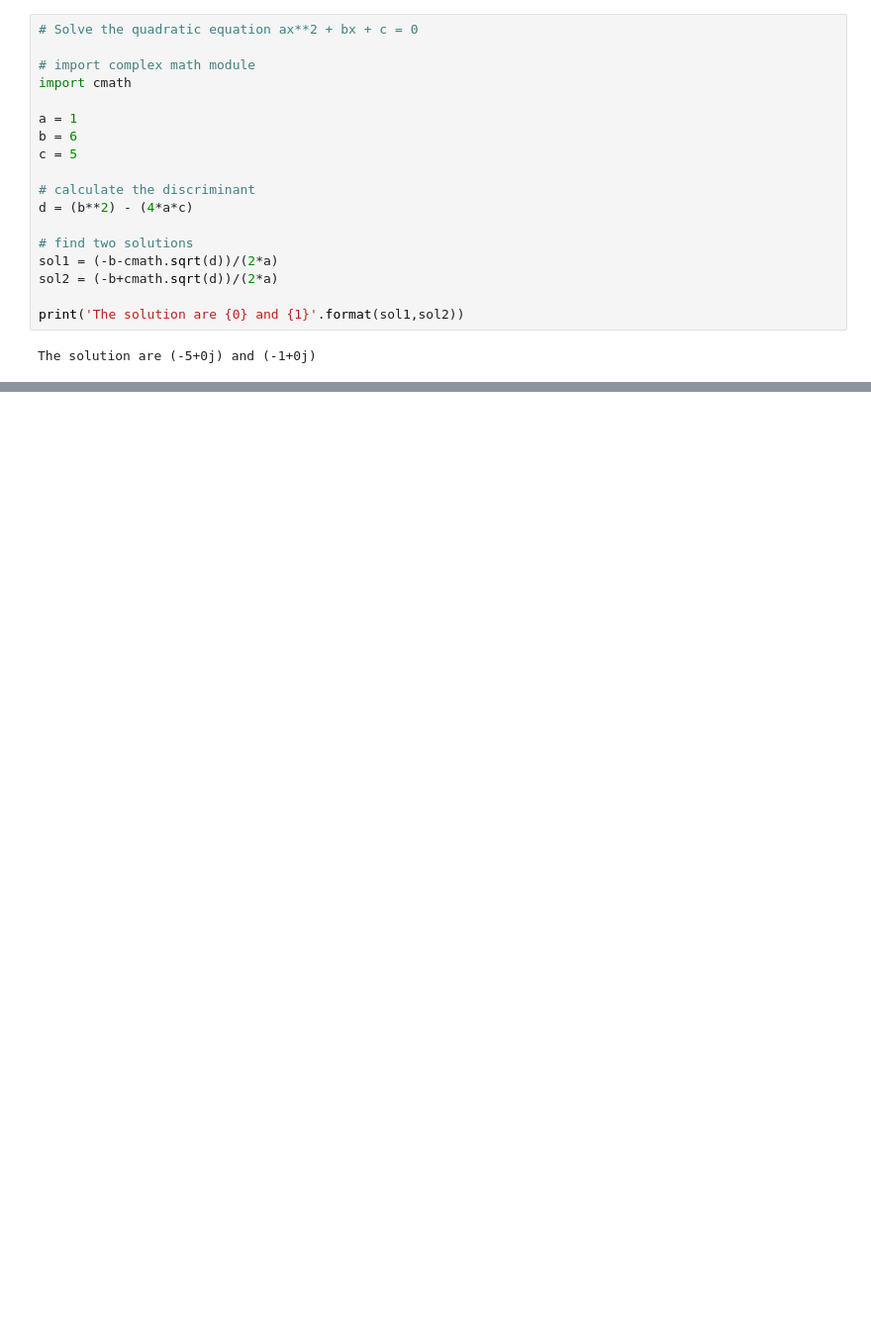
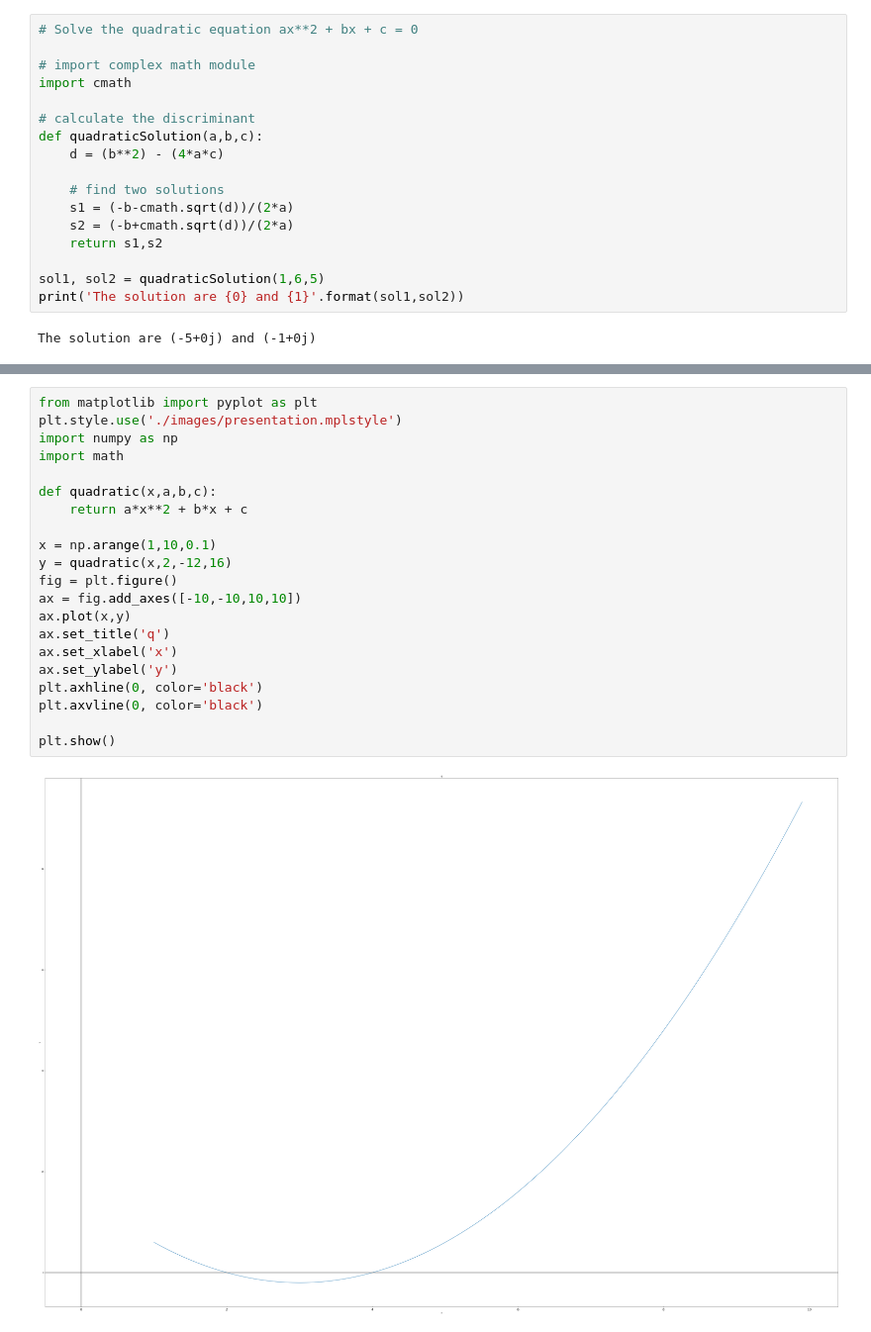
Before and after one commit to lmarsanu/helloJupiter, a Jupyter notebook: Quadratic equation.ipynb, the cells around one changed output, grey strips where cells are left out. Shown at 99% size. Drawn from its saved outputs; the diff is of its cells as text; blank space fills up the shorter version.

Commit message:
plot

```diff
--- a/Quadratic equation.ipynb
+++ b/Quadratic equation.ipynb
@@ -62,17 +62,16 @@ $x=-5$ or $x=-1$
 # import complex math module
 import cmath
 
-a = 1
-b = 6
-c = 5
+# calculate the discriminant
+def quadraticSolution(a,b,c):
+    d = (b**2) - (4*a*c)
 
-# calculate the discriminant
-d = (b**2) - (4*a*c)
+    # find two solutions
+    s1 = (-b-cmath.sqrt(d))/(2*a)
+    s2 = (-b+cmath.sqrt(d))/(2*a)
+    return s1,s2
 
-# find two solutions
-sol1 = (-b-cmath.sqrt(d))/(2*a)
-sol2 = (-b+cmath.sqrt(d))/(2*a)
-
+sol1, sol2 = quadraticSolution(1,6,5)
 print('The solution are {0} and {1}'.format(sol1,sol2))
 # %% [output]
 The solution are (-5+0j) and (-1+0j)
@@ -78,0 +80,23 @@ The solution are (-5+0j) and (-1+0j)
+# %%
+from matplotlib import pyplot as plt
+plt.style.use('./images/presentation.mplstyle')
+import numpy as np
+import math
+
+def quadratic(x,a,b,c):
+    return a*x**2 + b*x + c
+
+x = np.arange(1,10,0.1)
+y = quadratic(x,2,-12,16)
+fig = plt.figure()
+ax = fig.add_axes([-10,-10,10,10])
+ax.plot(x,y)
+ax.set_title('q')
+ax.set_xlabel('x')
+ax.set_ylabel('y')
+plt.axhline(0, color='black')
+plt.axvline(0, color='black')
+
+plt.show()
+# %% [output]
+[figure, added]
```
Also changed, not shown: parts of 1 cell of this notebook, 1 other file.
